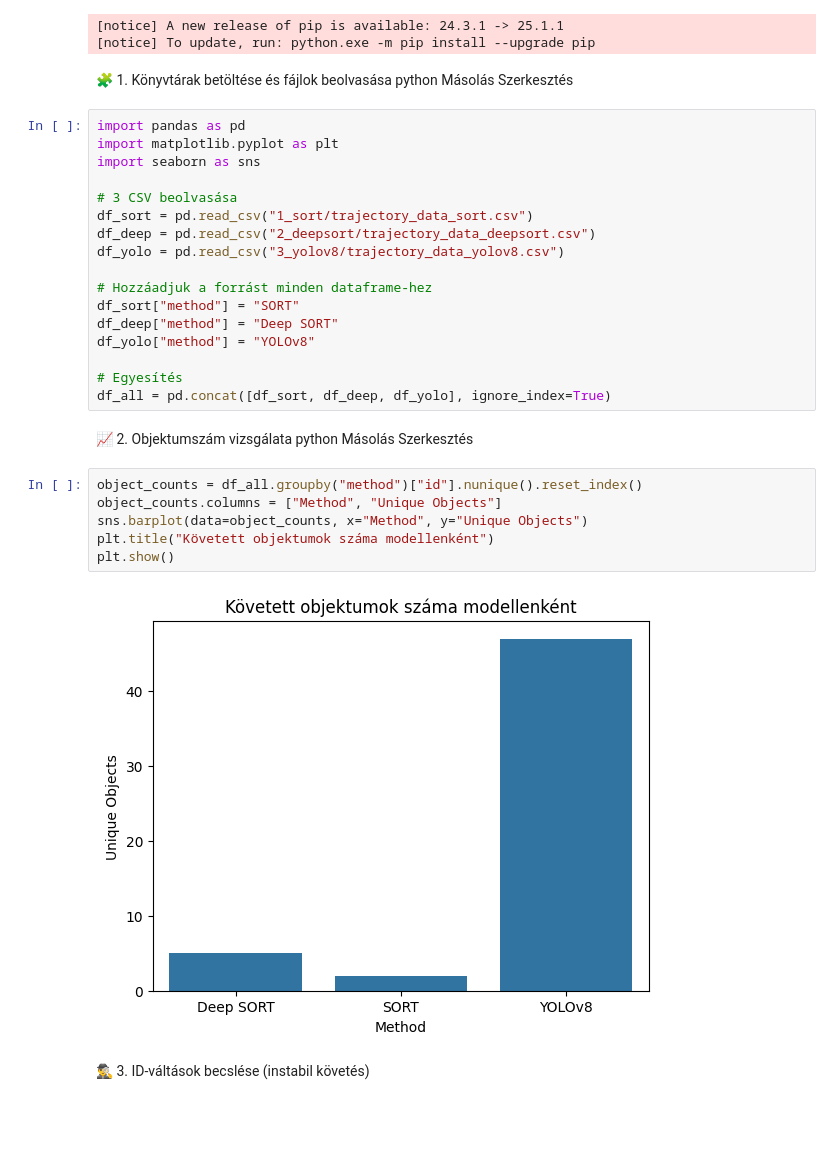
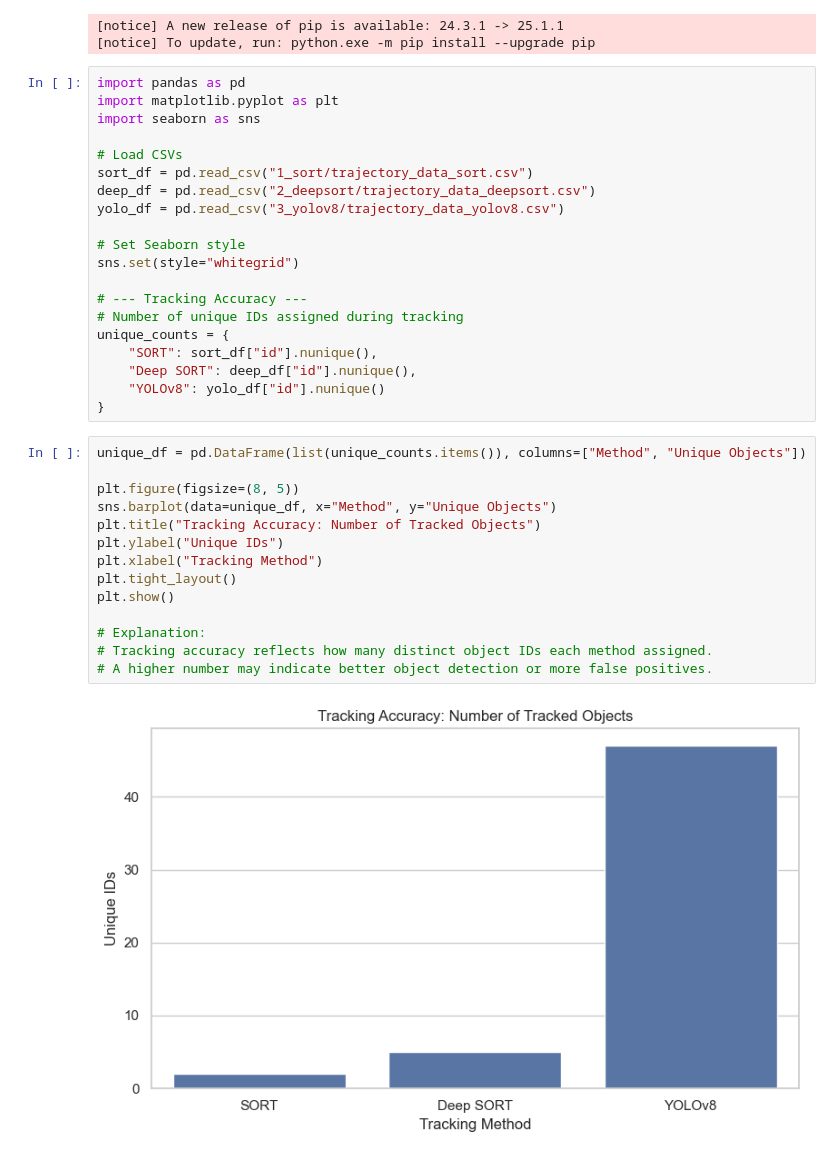
Before and after one commit to suvicsabika/geometric-data-analysis, a Jupyter notebook: comparison_analysis.ipynb, the cells around one changed output. Cells and saved outputs as stored; diff of their text form; blank space fills up the shorter version.

```diff
--- a/comparison_analysis.ipynb
+++ b/comparison_analysis.ipynb
@@ -4,41 +4,40 @@
 Note: you may need to restart the kernel to use updated packages.
 [notice] A new release of pip is available: 24.3.1 -> 25.1.1
 [notice] To update, run: python.exe -m pip install --upgrade pip
-# %% [markdown]
-🧩 1. Könyvtárak betöltése és fájlok beolvasása
-python
-Másolás
-Szerkesztés
 # %%
 import pandas as pd
 import matplotlib.pyplot as plt
 import seaborn as sns
 
-# 3 CSV beolvasása
-df_sort = pd.read_csv("1_sort/trajectory_data_sort.csv")
-df_deep = pd.read_csv("2_deepsort/trajectory_data_deepsort.csv")
-df_yolo = pd.read_csv("3_yolov8/trajectory_data_yolov8.csv")
+# Load CSVs
+sort_df = pd.read_csv("1_sort/trajectory_data_sort.csv")
+deep_df = pd.read_csv("2_deepsort/trajectory_data_deepsort.csv")
+yolo_df = pd.read_csv("3_yolov8/trajectory_data_yolov8.csv")
 
-# Hozzáadjuk a forrást minden dataframe-hez
-df_sort["method"] = "SORT"
-df_deep["method"] = "Deep SORT"
-df_yolo["method"] = "YOLOv8"
+# Set Seaborn style
+sns.set(style="whitegrid")
 
-# Egyesítés
-df_all = pd.concat([df_sort, df_deep, df_yolo], ignore_index=True)
+# --- Tracking Accuracy ---
+# Number of unique IDs assigned during tracking
+unique_counts = {
+    "SORT": sort_df["id"].nunique(),
+    "Deep SORT": deep_df["id"].nunique(),
+    "YOLOv8": yolo_df["id"].nunique()
+}
-# %% [markdown]
-📈 2. Objektumszám vizsgálata
-python
-Másolás
-Szerkesztés
 # %%
-object_counts = df_all.groupby("method")["id"].nunique().reset_index()
-object_counts.columns = ["Method", "Unique Objects"]
-sns.barplot(data=object_counts, x="Method", y="Unique Objects")
-plt.title("Követett objektumok száma modellenként")
+unique_df = pd.DataFrame(list(unique_counts.items()), columns=["Method", "Unique Objects"])
+
+plt.figure(figsize=(8, 5))
+sns.barplot(data=unique_df, x="Method", y="Unique Objects")
+plt.title("Tracking Accuracy: Number of Tracked Objects")
+plt.ylabel("Unique IDs")
+plt.xlabel("Tracking Method")
+plt.tight_layout()
 plt.show()
+
+# Explanation:
+# Tracking accuracy reflects how many distinct object IDs each method assigned.
+# A higher number may indicate better object detection or more false positives.
 # %% [output]
-[figure, old version]
+[figure, new version]
-# %% [markdown]
-🕵️‍♂️ 3. ID-váltások becslése (instabil követés)
 # %%
```
Also changed, not shown: parts of 6 cells of this notebook, 9 other files.
